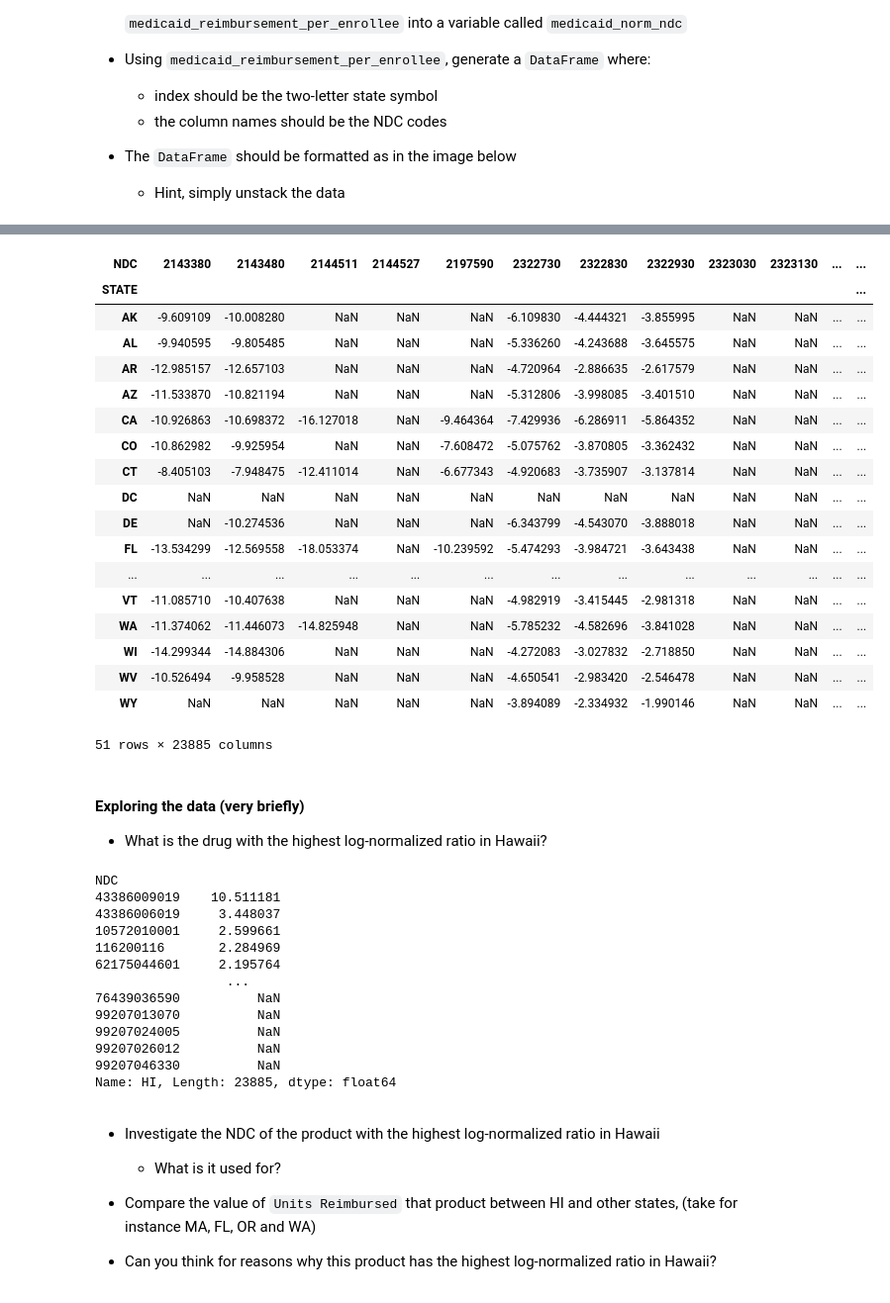
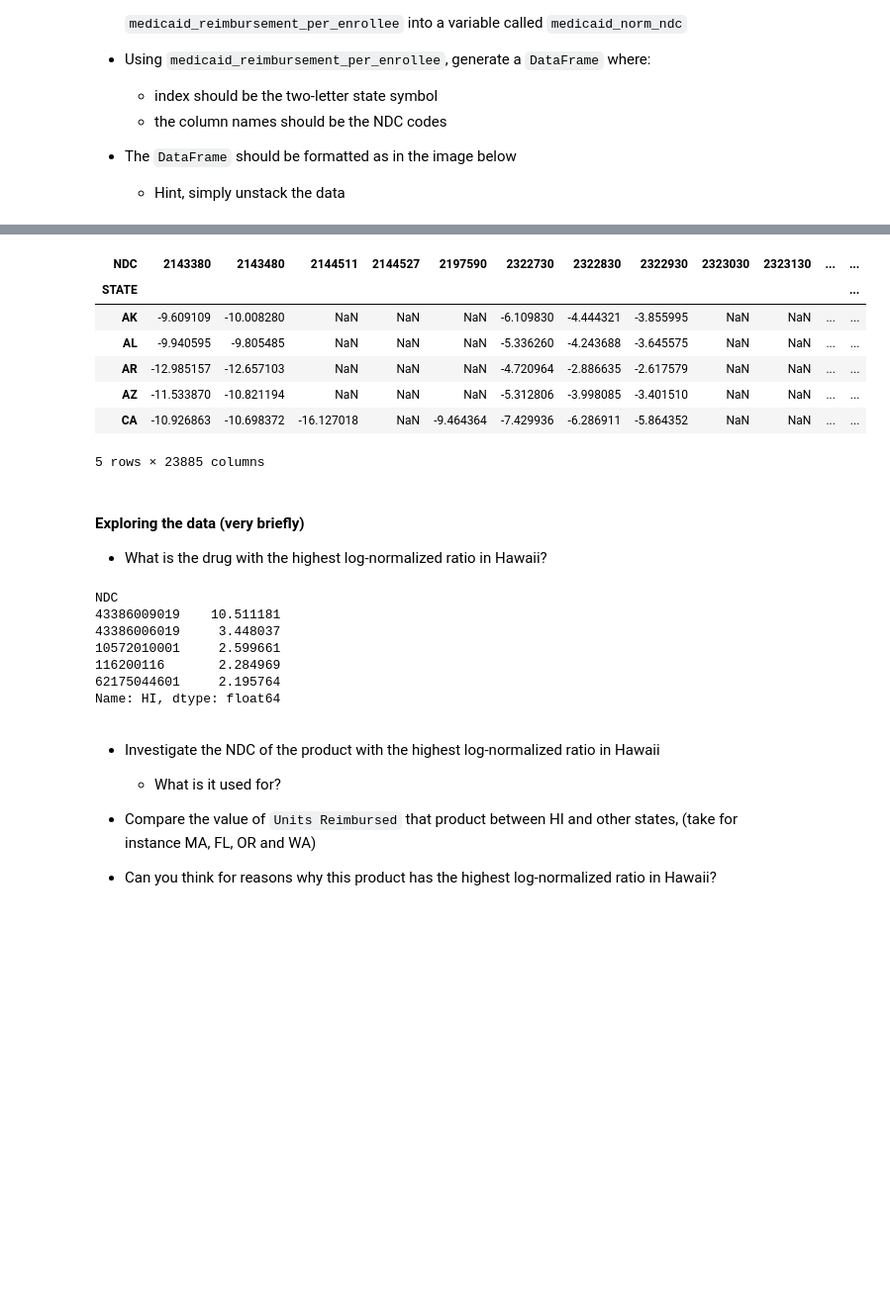
Before and after one commit to ebruffey/ics434, a Jupyter notebook: assignments/data-wrangling-ebruffey/Assignment_1.ipynb, the cells around one changed output, grey strips where cells are left out. Shown at 99% size. Saved outputs shown, nothing was run; the diff lists cells and outputs as text; code cells hidden in the pictures; blank space fills up the shorter version.

```diff
--- a/assignments/data-wrangling-ebruffey/Assignment_1.ipynb
+++ b/assignments/data-wrangling-ebruffey/Assignment_1.ipynb
@@ -699,32 +540,21 @@ Length: 473016, dtype: float64
 ## WRITE YOUR CODE HERE
 medicaid_norm_ndc = medicaid_reimbursement_per_enrollee.unstack(level=-1)
 # %%
-medicaid_norm_ndc
+medicaid_norm_ndc.head()
 # %% [output]
 | NDC | 2143380 | 2143480 | 2144511 | 2144527 | 2197590 | 2322730 | 2322830 | 2322930 | 2323030 | 2323130 | ... | ... |
 | STATE |  |  |  |  |  |  |  |  |  |  |  | ... |
 | AK | -9.609109 | -10.008280 | NaN | NaN | NaN | -6.109830 | -4.444321 | -3.855995 | NaN | NaN | ... | ... |
 | AL | -9.940595 | -9.805485 | NaN | NaN | NaN | -5.336260 | -4.243688 | -3.645575 | NaN | NaN | ... | ... |
 | AR | -12.985157 | -12.657103 | NaN | NaN | NaN | -4.720964 | -2.886635 | -2.617579 | NaN | NaN | ... | ... |
 | AZ | -11.533870 | -10.821194 | NaN | NaN | NaN | -5.312806 | -3.998085 | -3.401510 | NaN | NaN | ... | ... |
 | CA | -10.926863 | -10.698372 | -16.127018 | NaN | -9.464364 | -7.429936 | -6.286911 | -5.864352 | NaN | NaN | ... | ... |
-| CO | -10.862982 | -9.925954 | NaN | NaN | -7.608472 | -5.075762 | -3.870805 | -3.362432 | NaN | NaN | ... | ... |
-| CT | -8.405103 | -7.948475 | -12.411014 | NaN | -6.677343 | -4.920683 | -3.735907 | -3.137814 | NaN | NaN | ... | ... |
-| DC | NaN | NaN | NaN | NaN | NaN | NaN | NaN | NaN | NaN | NaN | ... | ... |
-| DE | NaN | -10.274536 | NaN | NaN | NaN | -6.343799 | -4.543070 | -3.888018 | NaN | NaN | ... | ... |
-| FL | -13.534299 | -12.569558 | -18.053374 | NaN | -10.239592 | -5.474293 | -3.984721 | -3.643438 | NaN | NaN | ... | ... |
-| ... | ... | ... | ... | ... | ... | ... | ... | ... | ... | ... | ... | ... |
-| VT | -11.085710 | -10.407638 | NaN | NaN | NaN | -4.982919 | -3.415445 | -2.981318 | NaN | NaN | ... | ... |
-| WA | -11.374062 | -11.446073 | -14.825948 | NaN | NaN | -5.785232 | -4.582696 | -3.841028 | NaN | NaN | ... | ... |
-| WI | -14.299344 | -14.884306 | NaN | NaN | NaN | -4.272083 | -3.027832 | -2.718850 | NaN | NaN | ... | ... |
-| WV | -10.526494 | -9.958528 | NaN | NaN | NaN | -4.650541 | -2.983420 | -2.546478 | NaN | NaN | ... | ... |
-| WY | NaN | NaN | NaN | NaN | NaN | -3.894089 | -2.334932 | -1.990146 | NaN | NaN | ... | ... |
-51 rows × 23885 columns
+5 rows × 23885 columns
 # %% [markdown]
 #### Exploring the data (very briefly)
 - What is the drug with the highest log-normalized ratio in Hawaii?
 # %%
-medicaid_norm_ndc.loc['HI'].sort_values(ascending=False)
+medicaid_norm_ndc.loc['HI'].sort_values(ascending=False).head()
 # %% [output]
 NDC
 43386009019    10.511181
@@ -732,13 +562,7 @@ NDC
 10572010001     2.599661
 116200116       2.284969
 62175044601     2.195764
-                 ...
-76439036590          NaN
-99207013070          NaN
-99207024005          NaN
-99207026012          NaN
-99207046330          NaN
-Name: HI, Length: 23885, dtype: float64
+Name: HI, dtype: float64
 # %% [markdown]
 * Investigate the NDC of the product with the highest log-normalized ratio in Hawaii
   * What is it used for?
```
Also changed, not shown: parts of 11 cells of this notebook.
